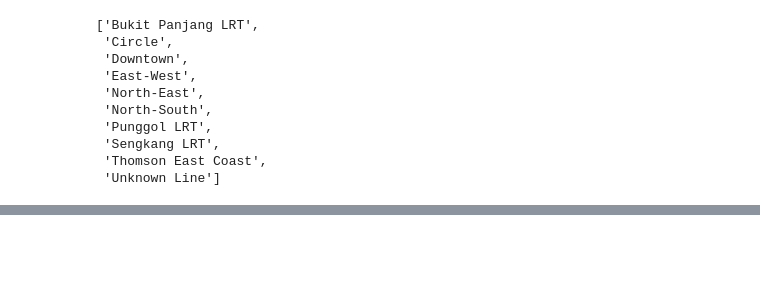
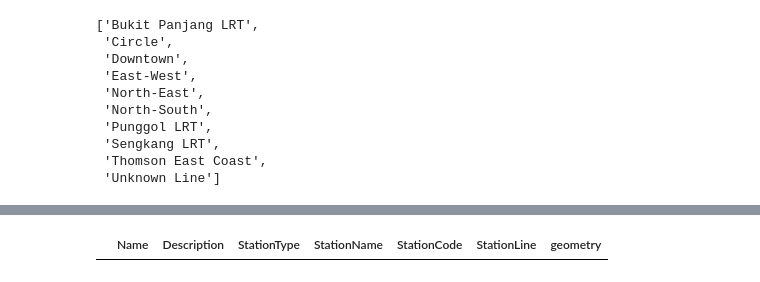
Before and after one commit to ajjajjajjajj/dsa4264-lta-geospatial, a Jupyter notebook: data/clean_data.ipynb, the cells around one changed output, grey strips where cells are left out. Drawn from its saved outputs; the diff is of its cells as text; code cells hidden in the pictures; blank space fills up the shorter version.

```diff
--- a/data/clean_data.ipynb
+++ b/data/clean_data.ipynb
@@ -323,0 +410,6 @@ expanded_data["StationLine"].sort_values().unique().tolist()
+# %%
+check_cleaned = gpd.read_file('cleaned/RailStationsMerged.geojson')
+# %%
+check_cleaned[(check_cleaned["StationLine"] == "Unknown Line") | (check_cleaned["StationCode"] == "nan") | (check_cleaned["StationCode"].isna())]
+# %% [output]
+|  | Name | Description | StationType | StationName | StationCode | StationLine | geometry |
```
Also changed, not shown: parts of 7 cells of this notebook, 3 other files.
